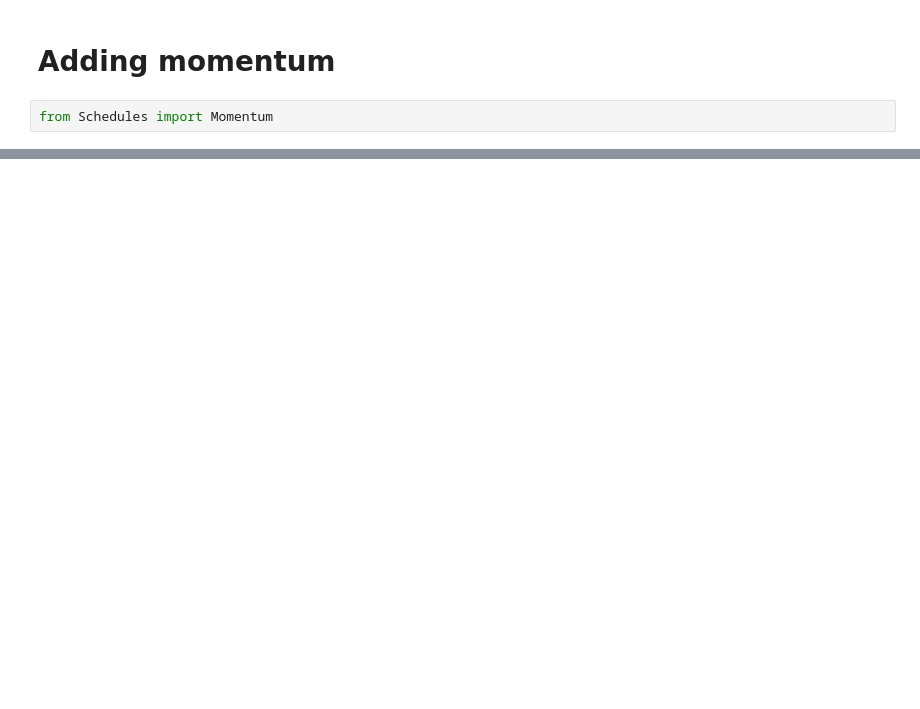
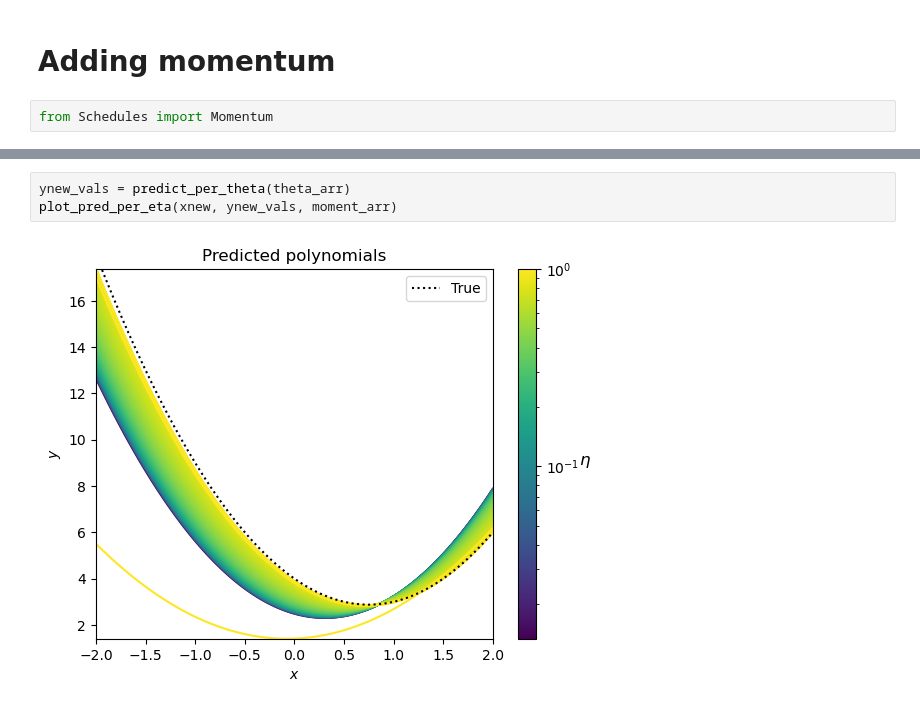
Before and after one commit to augustfe/FYSSTK, a Jupyter notebook: Project2/src/gradient_analysis.ipynb, the cells around one changed output, grey strips where cells are left out. Drawn from its saved outputs; the diff is of its cells as text; blank space fills up the shorter version.

```diff
--- a/Project2/src/gradient_analysis.ipynb
+++ b/Project2/src/gradient_analysis.ipynb
@@ -186,0 +223,5 @@ print(n, x_vals.shape, y_vals.shape, base_theta)
+# %%
+ynew_vals = predict_per_theta(theta_arr)
+plot_pred_per_eta(xnew, ynew_vals, moment_arr)
+# %% [output]
+[figure, added]
```
Also changed, not shown: parts of 14 cells of this notebook, 5 other files.
